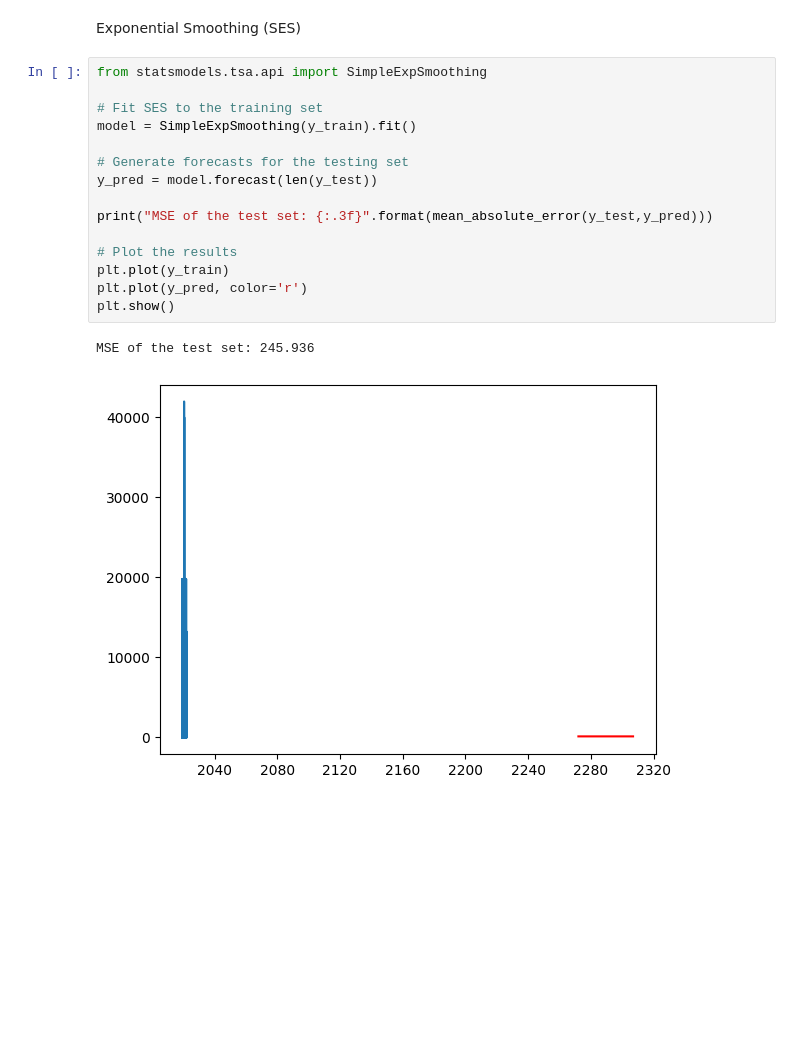
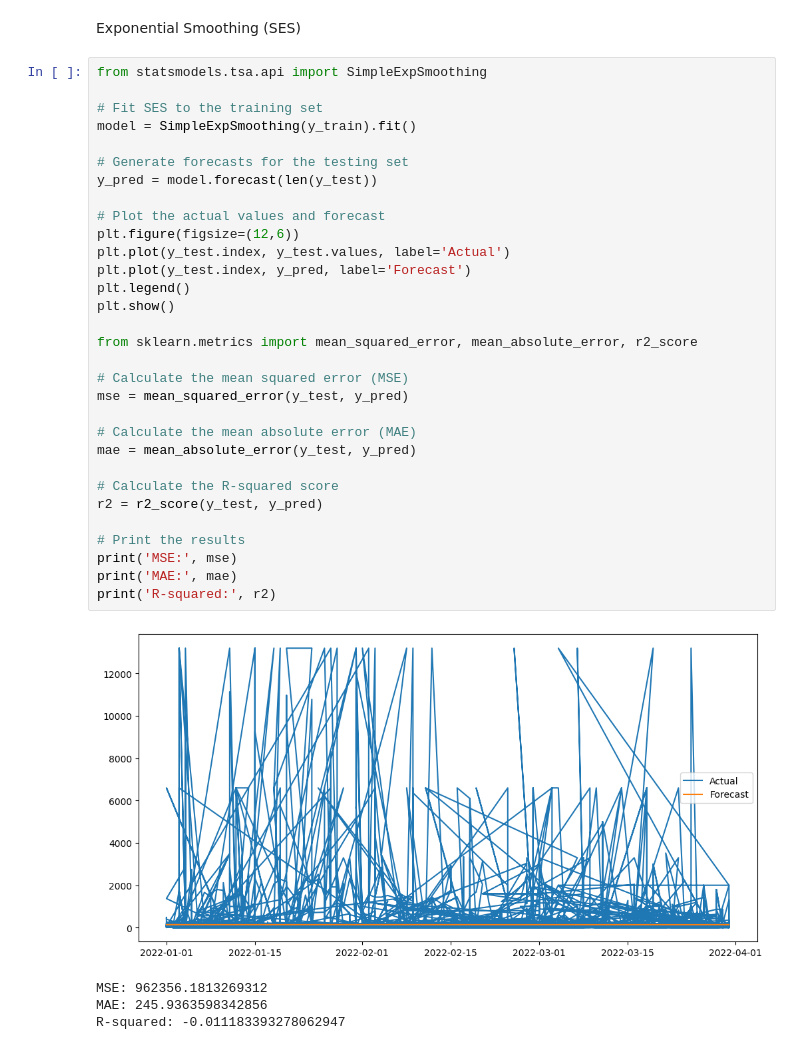
Before and after one commit to it21053528/Fiverr-Freelancing, a Jupyter notebook: anusha73k/forecast.ipynb, the cells around one changed output. Saved outputs shown, nothing was run; the diff lists cells and outputs as text; blank space fills up the shorter version.

```diff
--- a/anusha73k/forecast.ipynb
+++ b/anusha73k/forecast.ipynb
@@ -289,21 +296,39 @@ plt.show()
 [figure]
 # %% [markdown]
 Exponential Smoothing (SES)
-# %%
-from statsmodels.tsa.api import SimpleExpSmoothing
-
-# Fit SES to the training set
-model = SimpleExpSmoothing(y_train).fit()
-
-# Generate forecasts for the testing set
-y_pred = model.forecast(len(y_test))
-
-print("MSE of the test set: {:.3f}".format(mean_absolute_error(y_test,y_pred)))
-
-# Plot the results
-plt.plot(y_train)
-plt.plot(y_pred, color='r')
-plt.show()
-# %% [output]
-MSE of the test set: 245.936
-[figure, removed]
+# %%
+from statsmodels.tsa.api import SimpleExpSmoothing
+
+# Fit SES to the training set
+model = SimpleExpSmoothing(y_train).fit()
+
+# Generate forecasts for the testing set
+y_pred = model.forecast(len(y_test))
+
+# Plot the actual values and forecast
+plt.figure(figsize=(12,6))
+plt.plot(y_test.index, y_test.values, label='Actual')
+plt.plot(y_test.index, y_pred, label='Forecast')
+plt.legend()
+plt.show()
+
+from sklearn.metrics import mean_squared_error, mean_absolute_error, r2_score
+
+# Calculate the mean squared error (MSE)
+mse = mean_squared_error(y_test, y_pred)
+
+# Calculate the mean absolute error (MAE)
+mae = mean_absolute_error(y_test, y_pred)
+
+# Calculate the R-squared score
+r2 = r2_score(y_test, y_pred)
+
+# Print the results
+print('MSE:', mse)
+print('MAE:', mae)
+print('R-squared:', r2)
+# %% [output]
+[figure, added]
+MSE: 962356.1813269312
+MAE: 245.9363598342856
+R-squared: -0.011183393278062947
```
Also changed, not shown: parts of 9 cells of this notebook.
